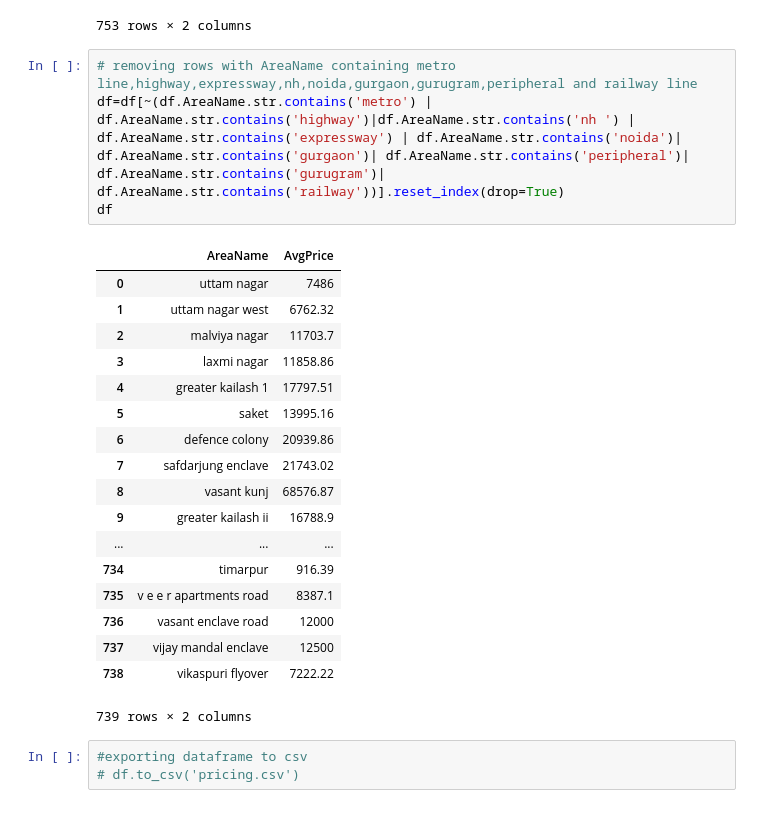
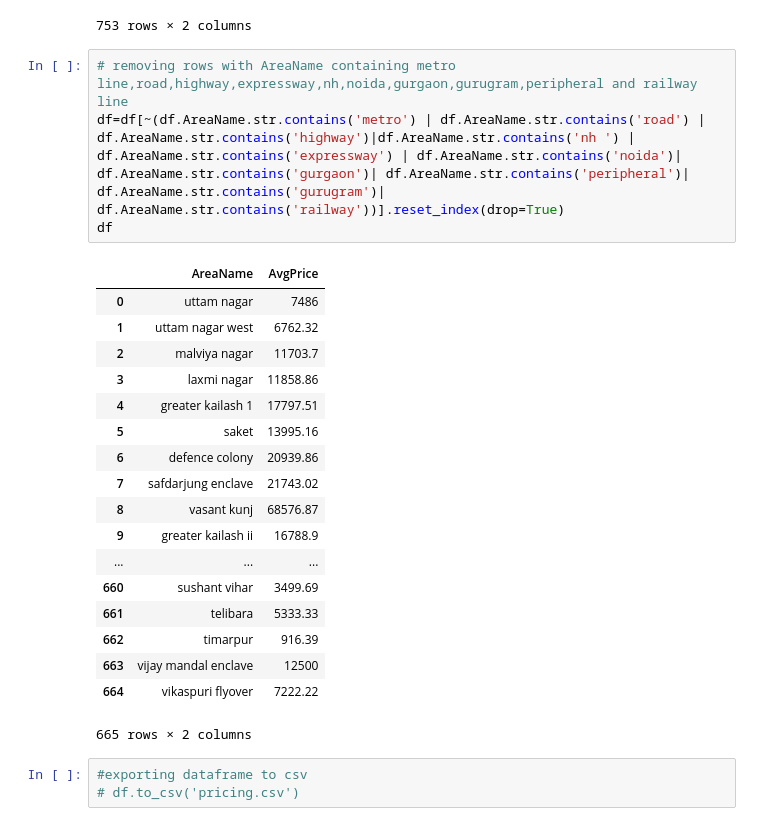
Before and after one commit to abhishek-shrm/Coursera_Capstone, a Jupyter notebook: data-analysis-delhi.ipynb, the cells around one changed output. Cells and saved outputs as stored; diff of their text form.

```diff
--- a/data-analysis-delhi.ipynb
+++ b/data-analysis-delhi.ipynb
@@ -138,28 +138,28 @@ df
 | 752 | vikaspuri flyover | 7222.22 |
 753 rows × 2 columns
 # %%
-# removing rows with AreaName containing metro line,highway,expressway,nh,noida,gurgaon,gurugram,peripheral and railway line
-df=df[~(df.AreaName.str.contains('metro') | df.AreaName.str.contains('highway')|df.AreaName.str.contains('nh ') | df.AreaName.str.contains('expressway') | df.AreaName.str.contains('noida')| df.AreaName.str.contains('gurgaon')| df.AreaName.str.contains('peripheral')| df.AreaName.str.contains('gurugram')| df.AreaName.str.contains('railway'))].reset_index(drop=True)
+# removing rows with AreaName containing metro line,road,highway,expressway,nh,noida,gurgaon,gurugram,peripheral and railway line
+df=df[~(df.AreaName.str.contains('metro') | df.AreaName.str.contains('road') | df.AreaName.str.contains('highway')|df.AreaName.str.contains('nh ') | df.AreaName.str.contains('expressway') | df.AreaName.str.contains('noida')| df.AreaName.str.contains('gurgaon')| df.AreaName.str.contains('peripheral')| df.AreaName.str.contains('gurugram')| df.AreaName.str.contains('railway'))].reset_index(drop=True)
 df
 # %% [output]
 |  | AreaName | AvgPrice |
 | 0 | uttam nagar | 7486 |
 | 1 | uttam nagar west | 6762.32 |
 | 2 | malviya nagar | 11703.7 |
 | 3 | laxmi nagar | 11858.86 |
 | 4 | greater kailash 1 | 17797.51 |
 | 5 | saket | 13995.16 |
 | 6 | defence colony | 20939.86 |
 | 7 | safdarjung enclave | 21743.02 |
 | 8 | vasant kunj | 68576.87 |
 | 9 | greater kailash ii | 16788.9 |
 | ... | ... | ... |
-| 734 | timarpur | 916.39 |
-| 735 | v e e r apartments road | 8387.1 |
-| 736 | vasant enclave road | 12000 |
-| 737 | vijay mandal enclave | 12500 |
-| 738 | vikaspuri flyover | 7222.22 |
+| 660 | sushant vihar | 3499.69 |
+| 661 | telibara | 5333.33 |
+| 662 | timarpur | 916.39 |
+| 663 | vijay mandal enclave | 12500 |
+| 664 | vikaspuri flyover | 7222.22 |
-739 rows × 2 columns
+665 rows × 2 columns
 # %%
 #exporting dataframe to csv
 # df.to_csv('pricing.csv')
```
Also changed, not shown: parts of 29 cells of this notebook, 57 other files.
